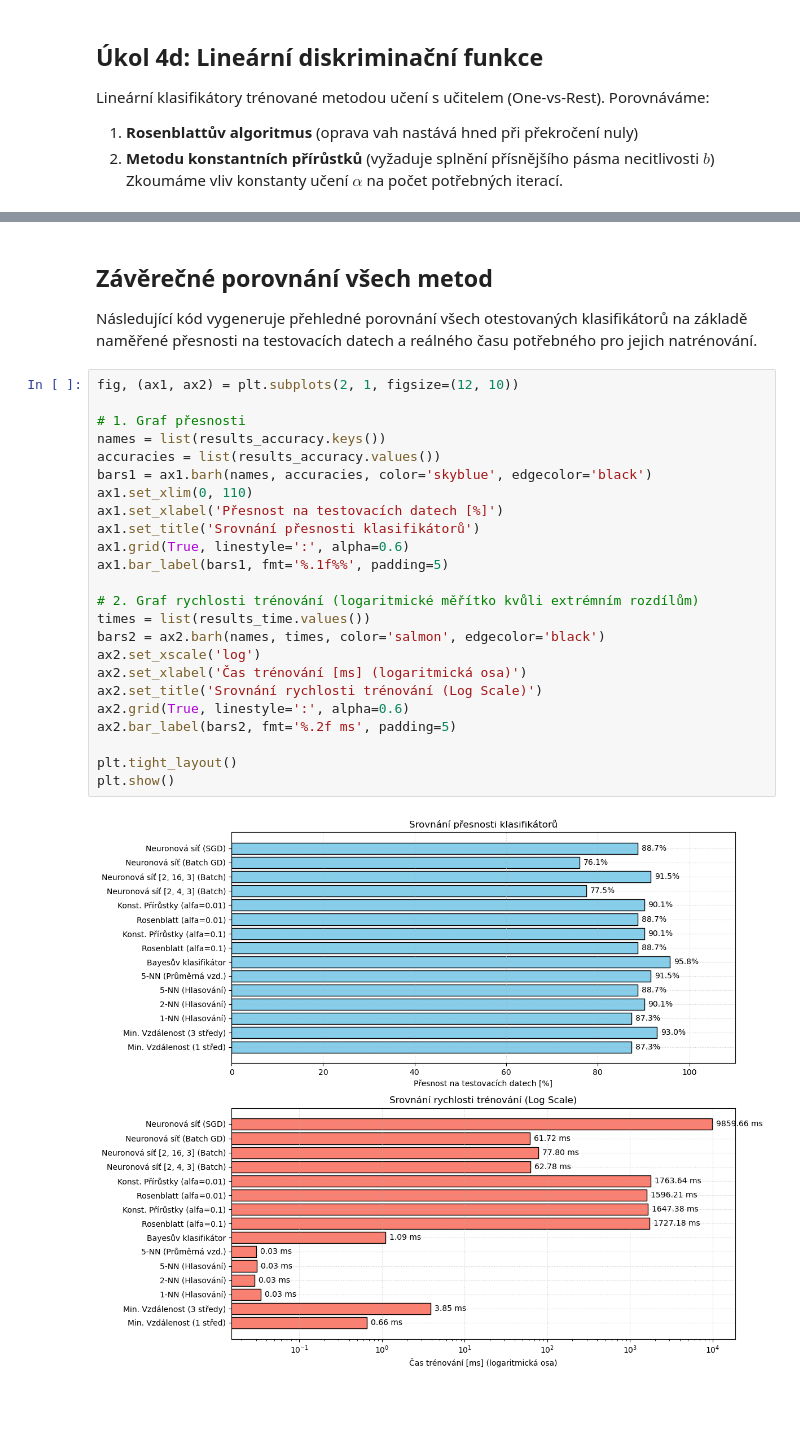
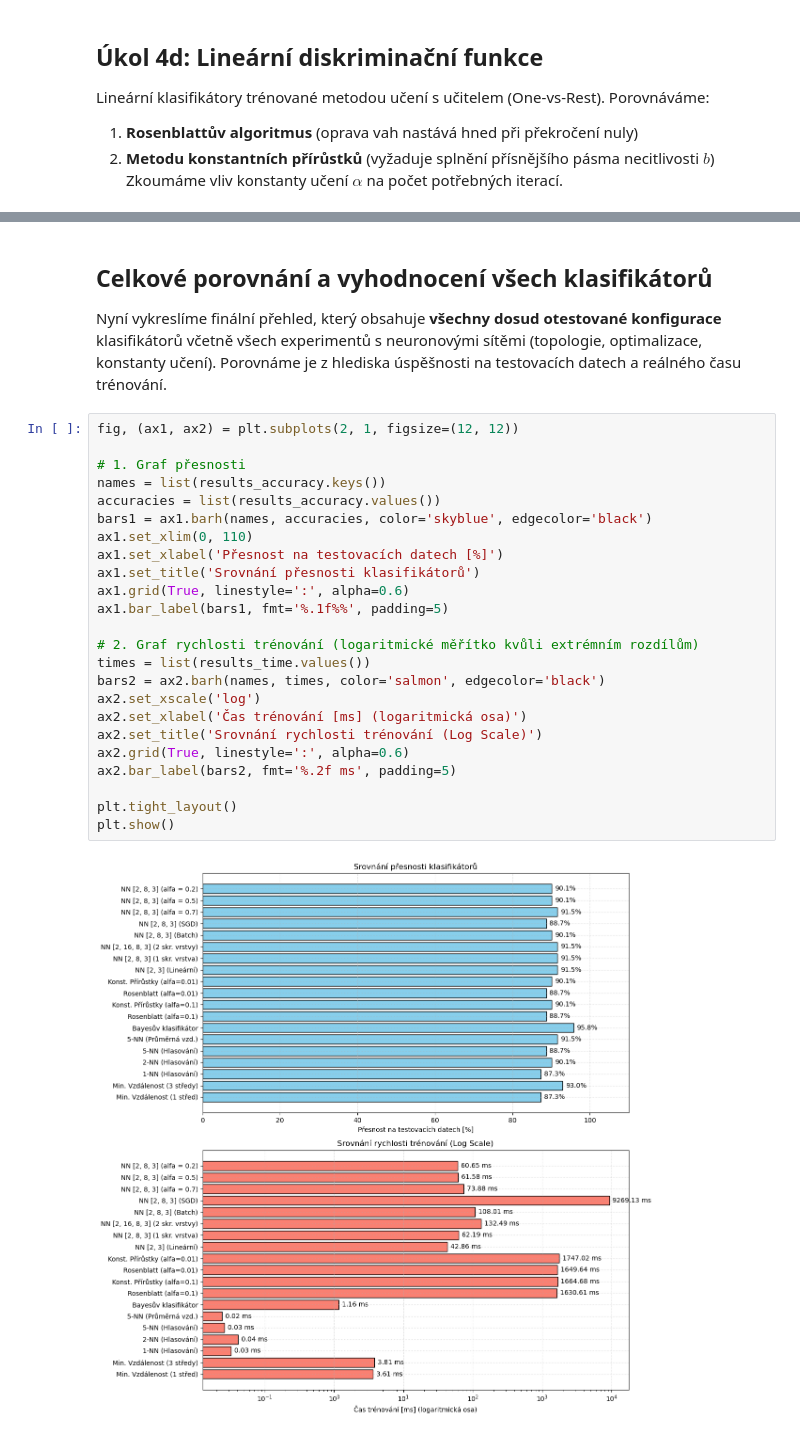
Before and after one commit to LosVocelos/ZSUR_semestralka, a Jupyter notebook: nb_classification.ipynb, the cells around one changed output, grey strips where cells are left out. Cells and saved outputs as stored; diff of their text form; blank space fills up the shorter version.

```diff
--- a/nb_classification.ipynb
+++ b/nb_classification.ipynb
@@ -229,31 +271,31 @@ plt.show()
 # %% [markdown]
-## Závěrečné porovnání všech metod
+## Celkové porovnání a vyhodnocení všech klasifikátorů
 
-Následující kód vygeneruje přehledné porovnání všech otestovaných klasifikátorů na základě naměřené přesnosti na testovacích datech a reálného času potřebného pro jejich natrénování.
+Nyní vykreslíme finální přehled, který obsahuje **všechny dosud otestované konfigurace** klasifikátorů včetně všech experimentů s neuronovými sítěmi (topologie, optimalizace, konstanty učení). Porovnáme je z hlediska úspěšnosti na testovacích datech a reálného času trénování.
 # %%
-fig, (ax1, ax2) = plt.subplots(2, 1, figsize=(12, 10))
+fig, (ax1, ax2) = plt.subplots(2, 1, figsize=(12, 12))
 
 # 1. Graf přesnosti
 names = list(results_accuracy.keys())
 accuracies = list(results_accuracy.values())
 bars1 = ax1.barh(names, accuracies, color='skyblue', edgecolor='black')
 ax1.set_xlim(0, 110)
 ax1.set_xlabel('Přesnost na testovacích datech [%]')
 ax1.set_title('Srovnání přesnosti klasifikátorů')
 ax1.grid(True, linestyle=':', alpha=0.6)
 ax1.bar_label(bars1, fmt='%.1f%%', padding=5)
 
 # 2. Graf rychlosti trénování (logaritmické měřítko kvůli extrémním rozdílům)
 times = list(results_time.values())
 bars2 = ax2.barh(names, times, color='salmon', edgecolor='black')
 ax2.set_xscale('log')
 ax2.set_xlabel('Čas trénování [ms] (logaritmická osa)')
 ax2.set_title('Srovnání rychlosti trénování (Log Scale)')
 ax2.grid(True, linestyle=':', alpha=0.6)
 ax2.bar_label(bars2, fmt='%.2f ms', padding=5)
 
 plt.tight_layout()
 plt.show()
 # %% [output]
-[figure, old version]
+[figure, new version]
 # %% [markdown]
```
Also changed, not shown: parts of 19 cells of this notebook, 3 other files.
